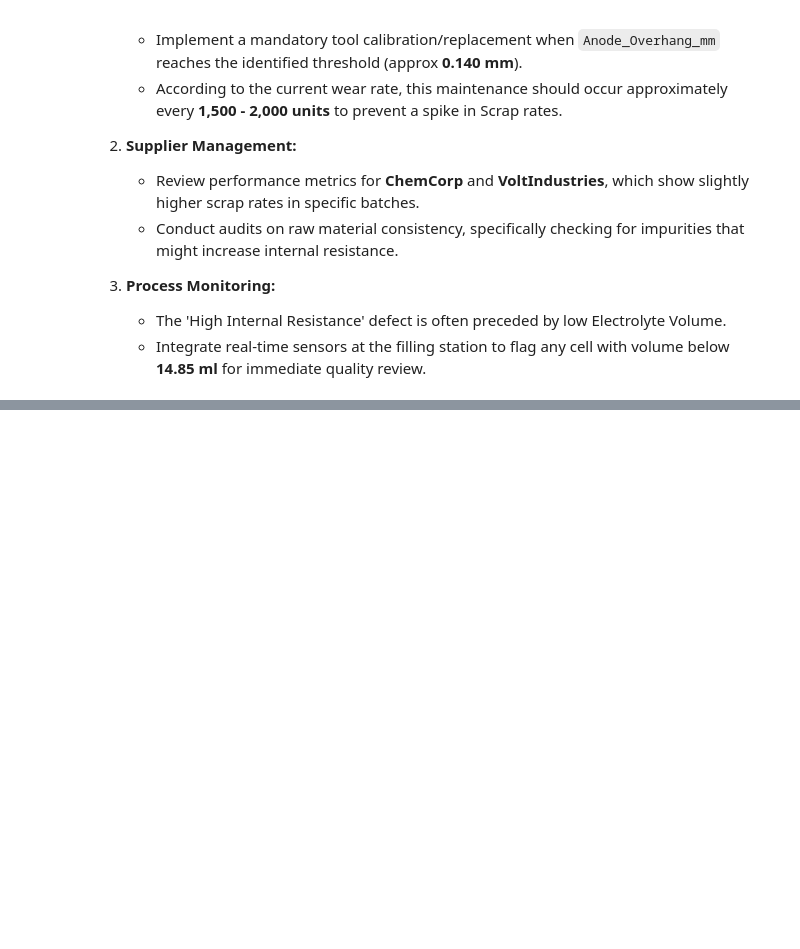
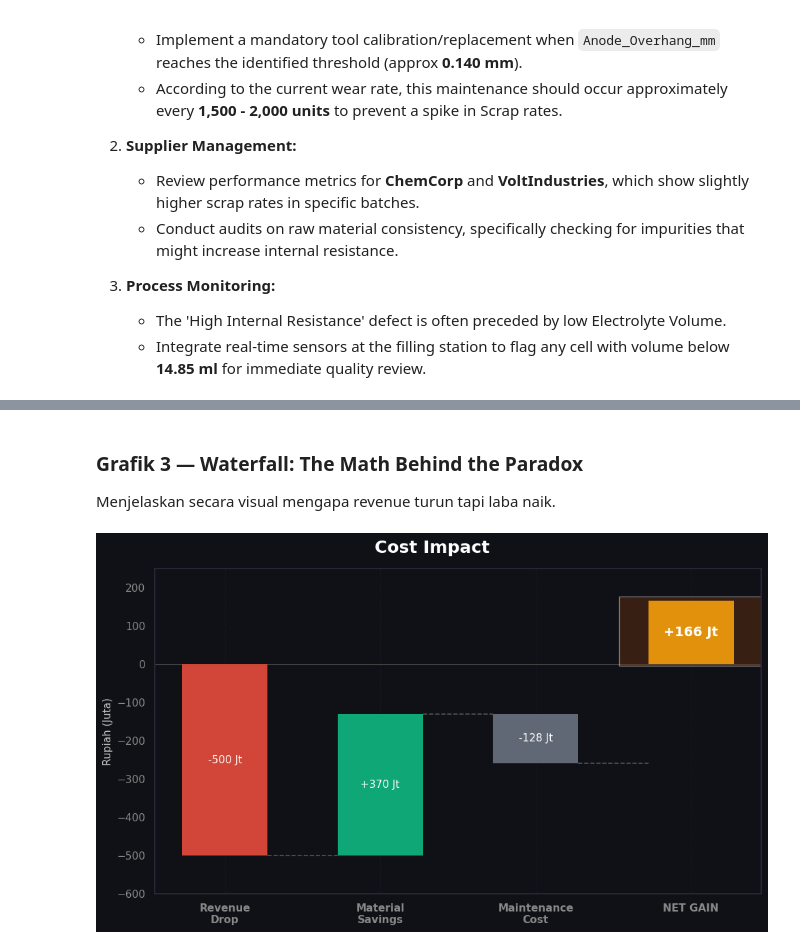
Before and after one commit to safalah/manufacturing-defect-analysis, a Jupyter notebook: ev_battery_qc_analysis.ipynb, the cells around one changed output, grey strips where cells are left out. Saved outputs shown, nothing was run; the diff lists cells and outputs as text; code cells hidden in the pictures; blank space fills up the shorter version.

```diff
--- a/ev_battery_qc_analysis.ipynb
+++ b/ev_battery_qc_analysis.ipynb
@@ -331,0 +493,52 @@ Based on the data-driven analysis of manufacturing parameters and battery qualit
+# %% [markdown]
+### Grafik 3 — Waterfall: The Math Behind the Paradox
+Menjelaskan secara visual mengapa revenue turun tapi laba naik.
+# %%
+fig, ax = plt.subplots(figsize=(10, 6))
+fig.patch.set_facecolor(C_BG)
+
+n = len(wf_labels)
+x = np.arange(n)
+bar_w = 0.55
+
+# Hitung bottom untuk waterfall
+bottoms = [0, -500, -500+370, 0]
+heights = [-500, 370, -128, 166]
+colors  = [C_RED, C_GREEN, C_GRAY, C_GOLD]
+
+bars = ax.bar(x, heights, bar_w, bottom=bottoms, color=colors, edgecolor='none', zorder=3, alpha=0.9)
+
+# Connector lines
+for i in range(n - 1):
+    top_i = bottoms[i] + heights[i]
+    ax.plot([x[i] + bar_w/2, x[i+1] - bar_w/2], [top_i, top_i],
+            color='#555', lw=1.2, ls='--', zorder=2)
+
+# Value labels
+for i, (bar, bot, h) in enumerate(zip(bars, bottoms, heights)):
+    val_y = bot + h/2
+    prefix = '+' if h > 0 else ''
+    fontsize = 14 if i == n-1 else 11
+    fontweight = 'bold' if i == n-1 else 'normal'
+    ax.text(x[i], val_y, f'{prefix}{h} Jt', ha='center', va='center',
+            fontsize=fontsize, fontweight=fontweight, color='white')
+
+# Baseline
+ax.axhline(0, color='#444', lw=0.8, zorder=1)
+
+# Highlight box pada NET GAIN
+ax.add_patch(FancyBboxPatch((x[3]-0.38, -5), 0.76, heights[3]+15,
+             boxstyle='round,pad=0.08', facecolor=C_GOLD_DIM, alpha=0.4, zorder=1))
+
+ax.set_xticks(x)
+ax.set_xticklabels(wf_labels, fontsize=11, fontweight='bold')
+ax.set_ylabel('Rupiah (Juta)', fontsize=11)
+ax.set_ylim(-600, 250)
+ax.grid(axis='y')
+
+fig.suptitle('Cost Impact', fontsize=18, fontweight='bold', y=0.97, color='white')
+plt.tight_layout()
+plt.savefig('chart_3_waterfall.png', dpi=180, bbox_inches='tight', facecolor=C_BG)
+plt.show()
+# %% [output]
+[figure, added]
```
Also changed, not shown: parts of 7 cells of this notebook.
